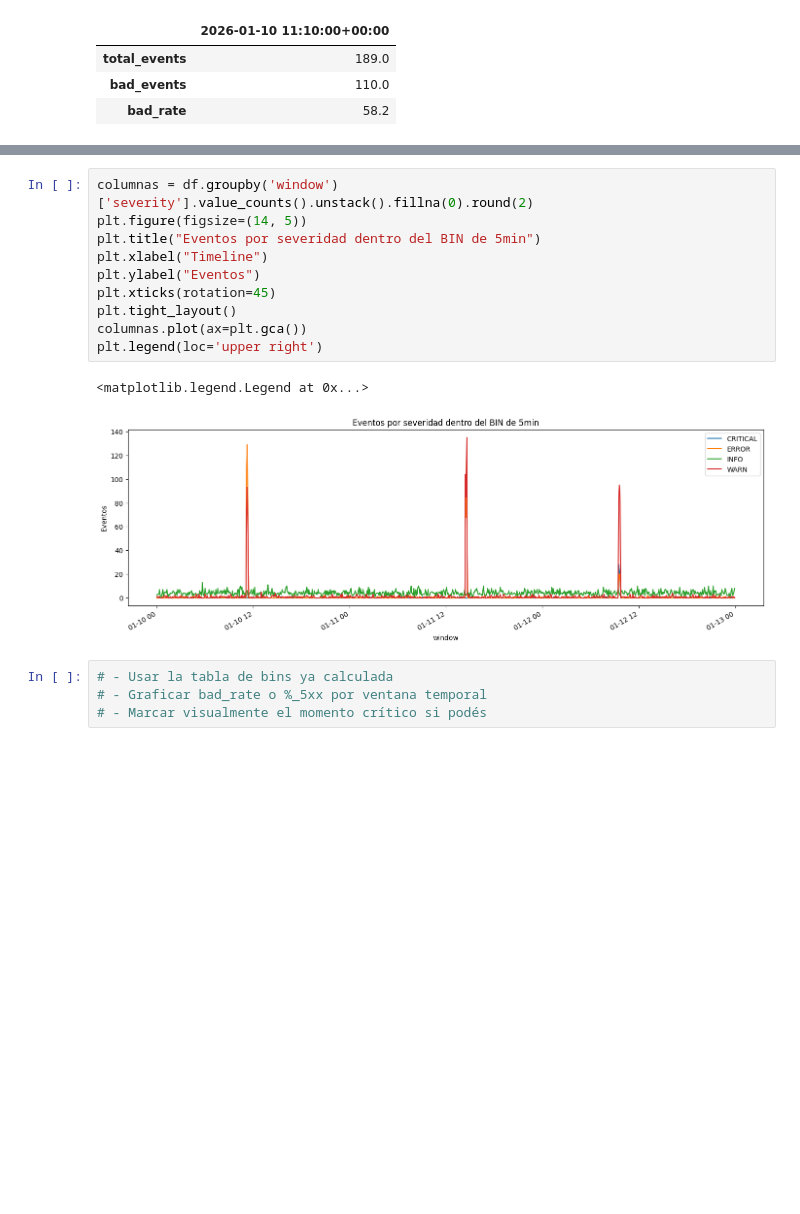
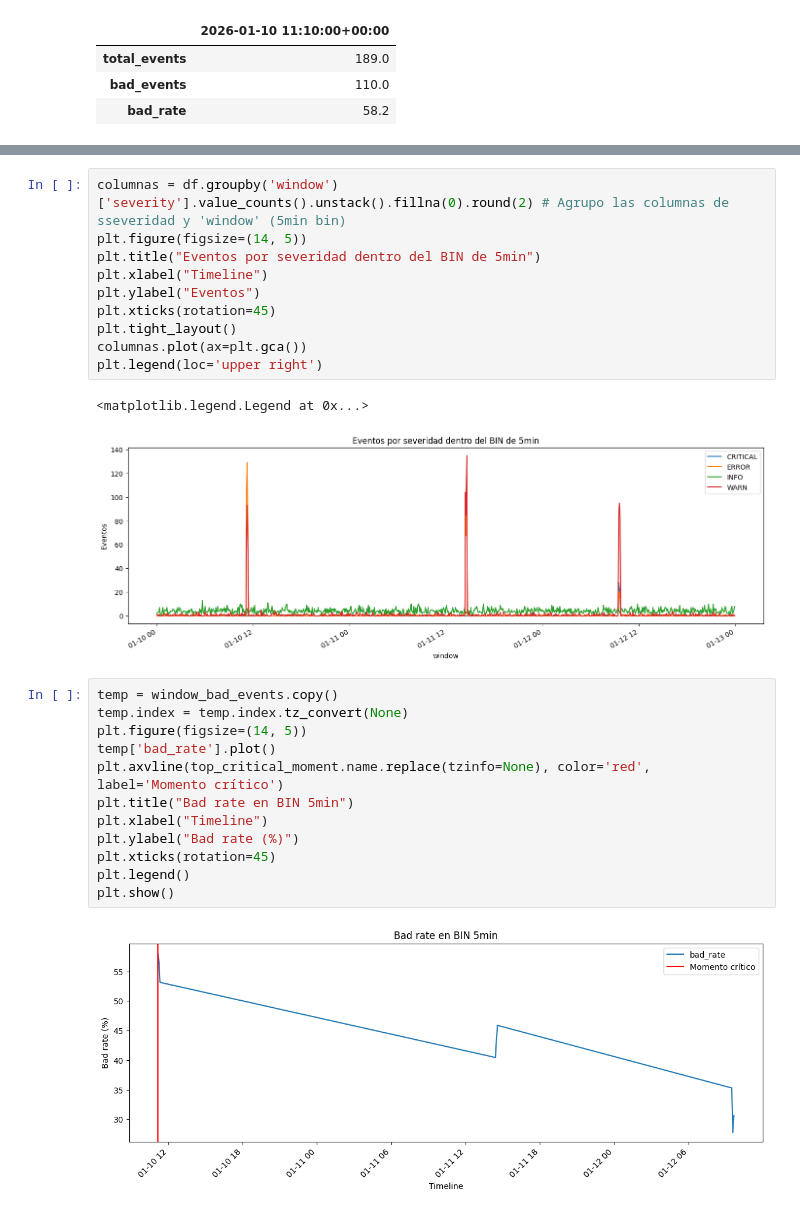
Before and after one commit to abimuleort/analisis_de_logs, a Jupyter notebook: analisis.ipynb, the cells around one changed output, grey strips where cells are left out. Cells and saved outputs as stored; diff of their text form; blank space fills up the shorter version.

```diff
--- a/analisis.ipynb
+++ b/analisis.ipynb
@@ -153,7 +150,7 @@ reulsts
 | avg_latency_ms | 1589.69 | 521.09 |
 | %_5xx | 58.20 | 14.00 |
 # %%
-columnas = df.groupby('window')['severity'].value_counts().unstack().fillna(0).round(2)
+columnas = df.groupby('window')['severity'].value_counts().unstack().fillna(0).round(2) # Agrupo las columnas de sseveridad y 'window' (5min bin)
 plt.figure(figsize=(14, 5))
 plt.title("Eventos por severidad dentro del BIN de 5min")
 plt.xlabel("Timeline")
@@ -165,7 +162,17 @@ plt.legend(loc='upper right')
 # %% [output]
 <matplotlib.legend.Legend at 0x...>
 [figure]
-# %%
-# - Usar la tabla de bins ya calculada
-# - Graficar bad_rate o %_5xx por ventana temporal
-# - Marcar visualmente el momento crítico si podés
+# %%
+temp = window_bad_events.copy()
+temp.index = temp.index.tz_convert(None)
+plt.figure(figsize=(14, 5))
+temp['bad_rate'].plot()
+plt.axvline(top_critical_moment.name.replace(tzinfo=None), color='red', label='Momento crítico')
+plt.title("Bad rate en BIN 5min")
+plt.xlabel("Timeline")
+plt.ylabel("Bad rate (%)")
+plt.xticks(rotation=45)
+plt.legend()
+plt.show()
+# %% [output]
+[figure, added]
```
Also changed, not shown: parts of 7 cells of this notebook.
